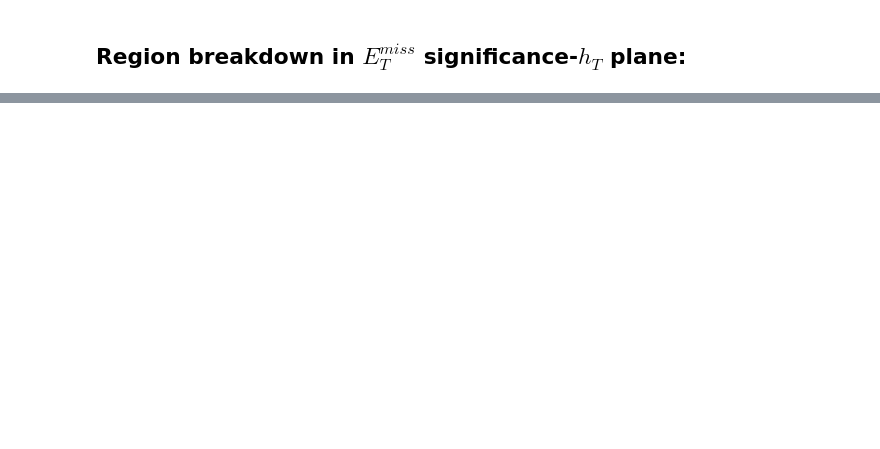
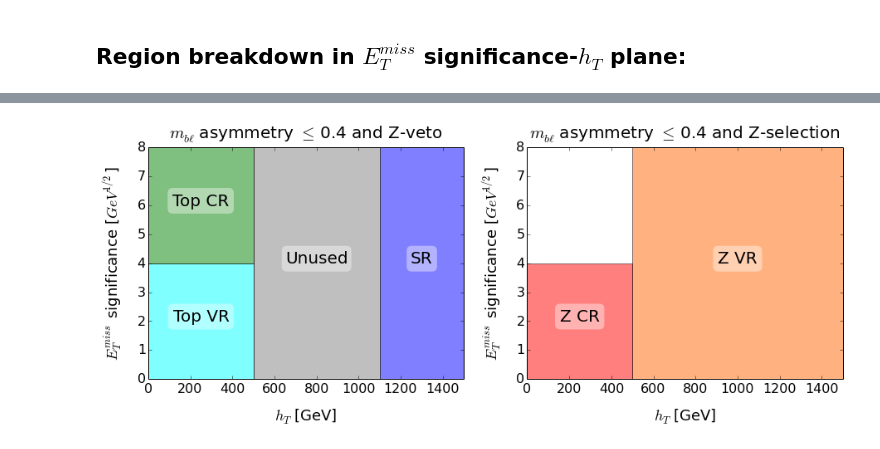
Before and after one commit to bdjackson/BMinusLSmallStudies, a Jupyter notebook: RegionPlots/DrawRegions.ipynb, the cells around one changed output, grey strips where cells are left out. Saved outputs shown, nothing was run; the diff lists cells and outputs as text; code cells hidden in the pictures; blank space fills up the shorter version.

```diff
--- a/RegionPlots/DrawRegions.ipynb
+++ b/RegionPlots/DrawRegions.ipynb
@@ -153,0 +154,10 @@ vr_top_points_ht_met = [ [vr_top_ht_1, vr_top_met_sig_1]
+# %%
+vr_top_1_met_sig  = {'min':None, 'max':met_sig_cut}
+vr_top_1_mbl_asym = {'min':None, 'max':mbl_asym_cut}
+vr_top_1_ht       = {'min':None, 'max':ht_cut_1}
+
+vr_top_1_points = generatePointLists(met_sig = vr_top_1_met_sig,
+                                     mbl_asym = vr_top_1_mbl_asym,
+                                     ht = vr_top_1_ht,
+                                     color = vr_top_1_color,
+                                     z_veto = True)
@@ -345,0 +219,10 @@ fig.savefig('regions__mbl_asym__ht_plane.pdf', bbox_inches='tight', format='pdf'
+# %%
+unused_met_sig  = {'min':None, 'max':None}
+unused_mbl_asym = {'min':None, 'max':mbl_asym_cut}
+unused_ht       = {'min':ht_cut_1, 'max':ht_cut_3}
+
+unused_points = generatePointLists(met_sig = unused_met_sig,
+                                   mbl_asym = unused_mbl_asym,
+                                   ht = unused_ht,
+                                   color = unused_color,
+                                   z_veto = True)
@@ -400,0 +348,61 @@ plt.legend( [ sr_region
+# %%
+points_dict = {'SR':sr_points,
+               'Top CR':cr_top_points,
+               'Z CR':cr_z_points,
+               'Top VR':vr_top_1_points,
+               'Z VR':vr_z_points,
+               'Unused':unused_points}
+region_name = 'ht_met'
+title_base = '$m_{b\ell}$ asymmetry $\leq$ 0.4'
+x_label = '$h_{T}$ [GeV]'
+y_label = '$E_{T}^{miss}$ significance [$GeV^{1/2}$]'
+x_lim = (ht_min, ht_max)
+y_lim = (met_sig_min, met_sig_max)
+
+# --------------------------------------------------------------------
+# Create figure, and set the frame size!
+fig = plt.figure(figsize=(15, 5))
+
+# --------------------------------------------------------------------
+# do z veto plot
+sp_z_veto = plt.subplot(1,2,1)
+z_veto_title = ''.join([title_base, ' and Z-veto'])
+fillSubPlot(sub_plot = sp_z_veto,
+            points_dict = points_dict,
+            region_name = region_name,
+            selection_fun = lambda x: x['z_veto'],
+            title = z_veto_title,
+            x_label = x_label,
+            y_label = y_label,
+            x_lim = x_lim,
+            y_lim = y_lim)
+
+# --------------------------------------------------------------------
+# do z select plot
+sp_z_select = plt.subplot(1,2,2)
+z_select_title = ''.join([title_base, ' and Z-selection'])
+fillSubPlot(sub_plot = sp_z_select,
+            points_dict = points_dict,
+            region_name = region_name,
+            selection_fun = lambda x: not x['z_veto'],
+            title = z_select_title,
+            x_label = x_label,
+            y_label = y_label,
+            x_lim = x_lim,
+            y_lim = y_lim)
+
+# # --------------------------------------------------------------------
+# # Make legend
+# regions_all = [plt.Polygon(pd[region_name],
+#                               fc = pd['color'],
+#                               alpha = 0.5,
+#                               label = key) for
+#                key, pd in points_dict.items()]
+
+# plt.legend(regions_all,
+#            points_dict.keys(),
+#            bbox_to_anchor=(1.2, 1),
+#            loc=2,
+#            borderaxespad=0)
+# %% [output]
+[figure, added]
```
Also changed, not shown: parts of 40 cells of this notebook, 2 other files.
